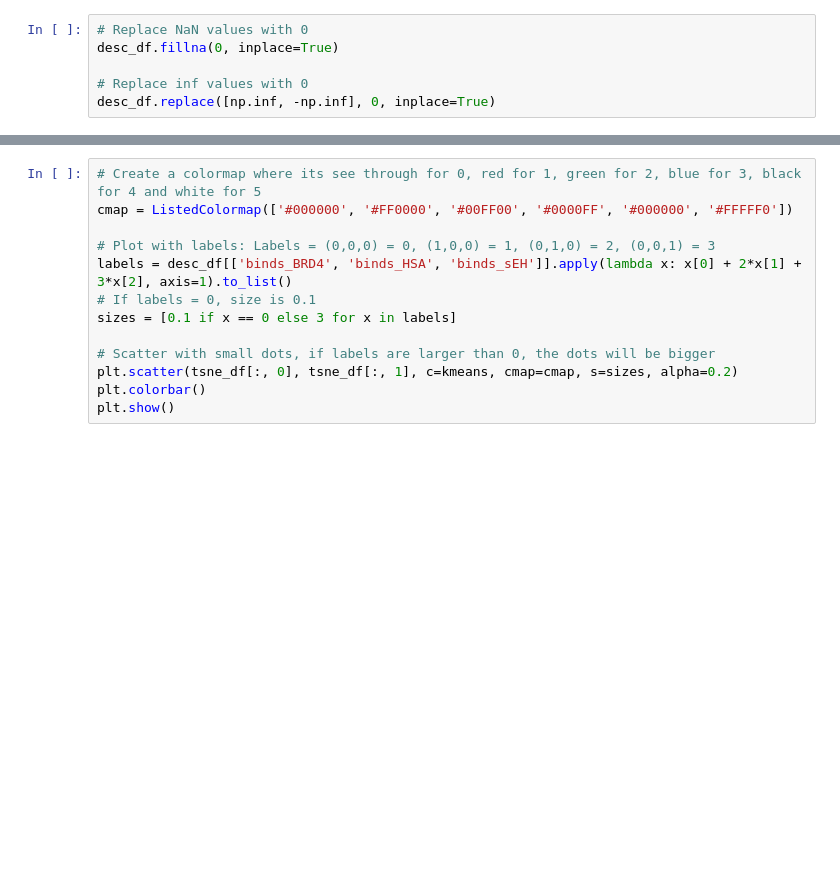
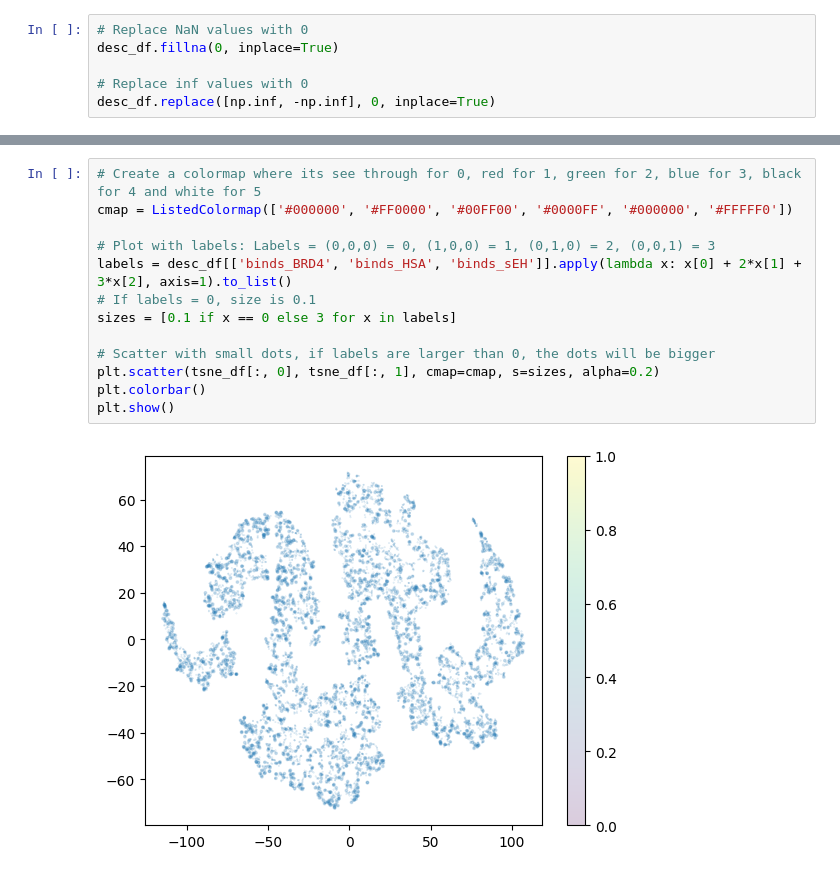
Before and after one commit to TeamEpochGithub/iv-q4-predict-new-medicines-belka, a Jupyter notebook: notebooks/cluster.ipynb, the cells around one changed output, grey strips where cells are left out. Drawn from its saved outputs; the diff is of its cells as text; blank space fills up the shorter version.

```diff
--- a/notebooks/cluster.ipynb
+++ b/notebooks/cluster.ipynb
@@ -87,13 +110,15 @@ tsne_df = tsne.fit_transform(desc_df.iloc[:, :-3])
 # %%
 # Create a colormap where its see through for 0, red for 1, green for 2, blue for 3, black for 4 and white for 5
 cmap = ListedColormap(['#000000', '#FF0000', '#00FF00', '#0000FF', '#000000', '#FFFFF0'])
 
 # Plot with labels: Labels = (0,0,0) = 0, (1,0,0) = 1, (0,1,0) = 2, (0,0,1) = 3
 labels = desc_df[['binds_BRD4', 'binds_HSA', 'binds_sEH']].apply(lambda x: x[0] + 2*x[1] + 3*x[2], axis=1).to_list()
 # If labels = 0, size is 0.1
 sizes = [0.1 if x == 0 else 3 for x in labels]
 
 # Scatter with small dots, if labels are larger than 0, the dots will be bigger
-plt.scatter(tsne_df[:, 0], tsne_df[:, 1], c=kmeans, cmap=cmap, s=sizes, alpha=0.2)
+plt.scatter(tsne_df[:, 0], tsne_df[:, 1], cmap=cmap, s=sizes, alpha=0.2)
 plt.colorbar()
 plt.show()
+# %% [output]
+[figure, added]
```
Also changed, not shown: parts of 5 cells of this notebook, 2 other files.
